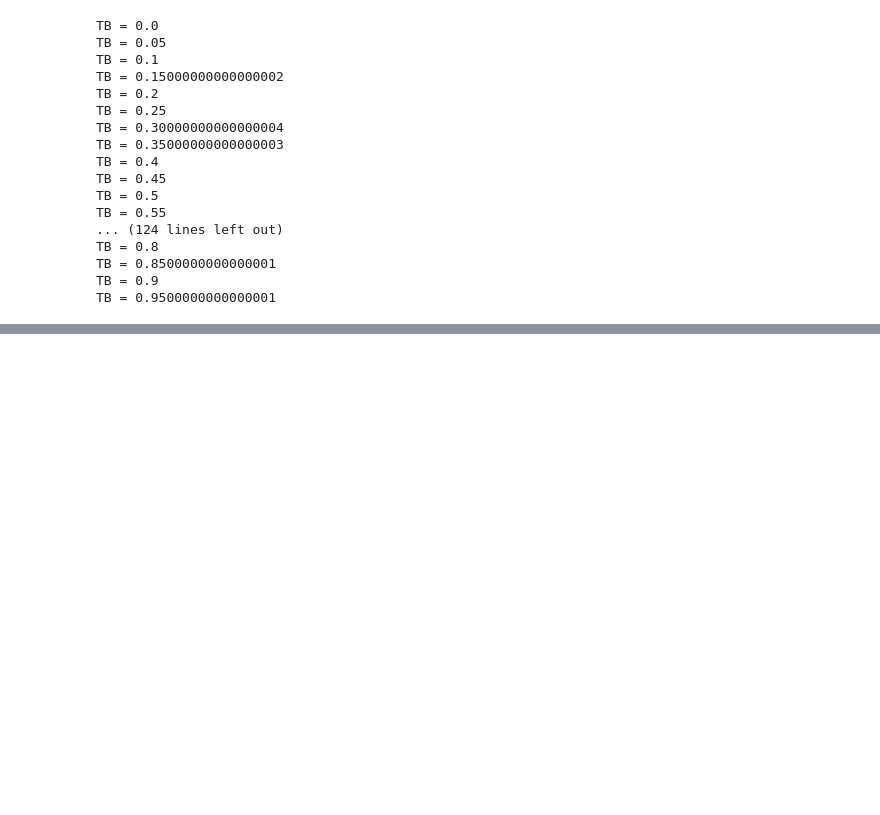
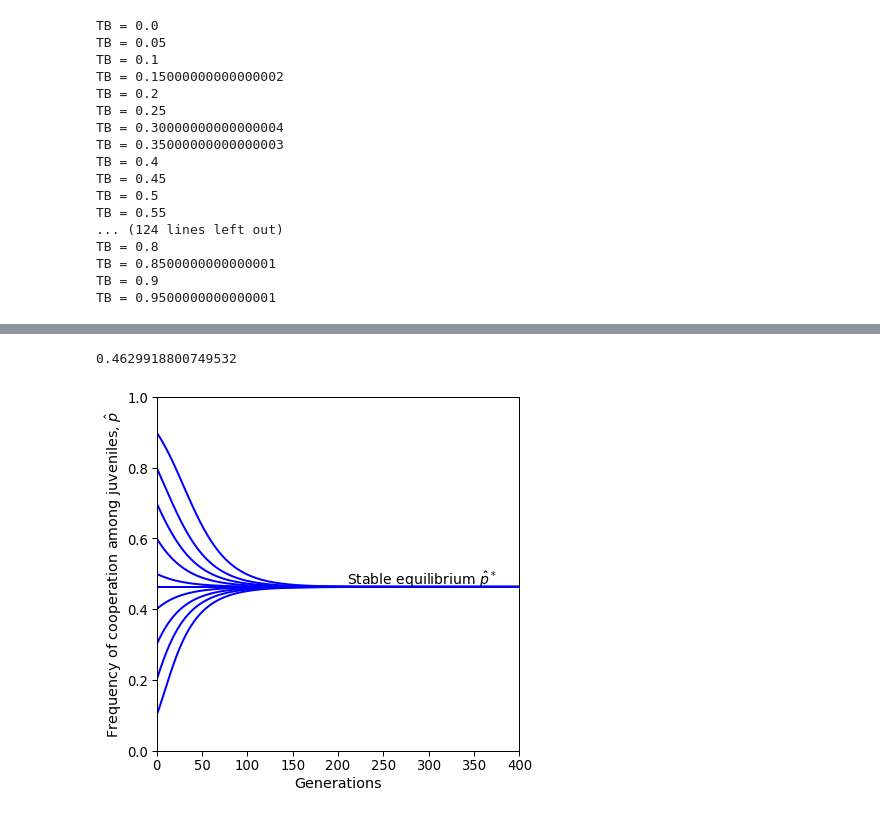
Before and after one commit to yoavram-lab/CulturalCooperation, a Jupyter notebook: ms/figures.ipynb, the cells around one changed output, grey strips where cells are left out. Drawn from its saved outputs; the diff is of its cells as text; code cells hidden in the pictures; blank space fills up the shorter version.

```diff
--- a/ms/figures.ipynb
+++ b/ms/figures.ipynb
@@ -1024,0 +1075,29 @@ TB = 0.9500000000000001
+# %%
+TA = 0.5
+TB = 0.7
+alpha = 0.6
+v = 0.59
+b = 2.3
+c = 0.5
+
+p_star = (alpha*b*v*TA-c*v*(1-TB)+(TA-TB))/((c*(1-v)-b*(1-alpha*v))*(TA-TB))
+print(p_star)
+
+
+generations = 400
+p0_option = [0.1, 0.2, 0.3, 0.4 , 0.5, 0.6, 0.7, 0.8, 0.9]
+fig, ax = plt.subplots(figsize=(6.5, 6.5))
+for p0 in p0_option:
+    ax.plot(evolution2(p0, b, c ,TA, TB, alpha, v, generations), color='blue', linewidth=2)
+
+ax.plot(evolution2(p_star, b, c ,TA, TB, alpha, v, generations), color='blue', linewidth=2)
+
+ax.set_xlabel('Generations')
+ax.set_ylabel('Frequency of cooperation among juveniles, $\hat{p}$')
+ax.text(210, 0.472, r'Stable equilibrium $\hat{p}^*$', fontdict=fontdict)
+ax.set_ylim(0, 1)
+ax.set_xlim(0, generations)
+fig.savefig('Figures/Stable_Time_series.eps')
+# %% [output]
+0.4629918800749532
+[figure, added]
```
Also changed, not shown: parts of 4 cells of this notebook, 5 other files.
